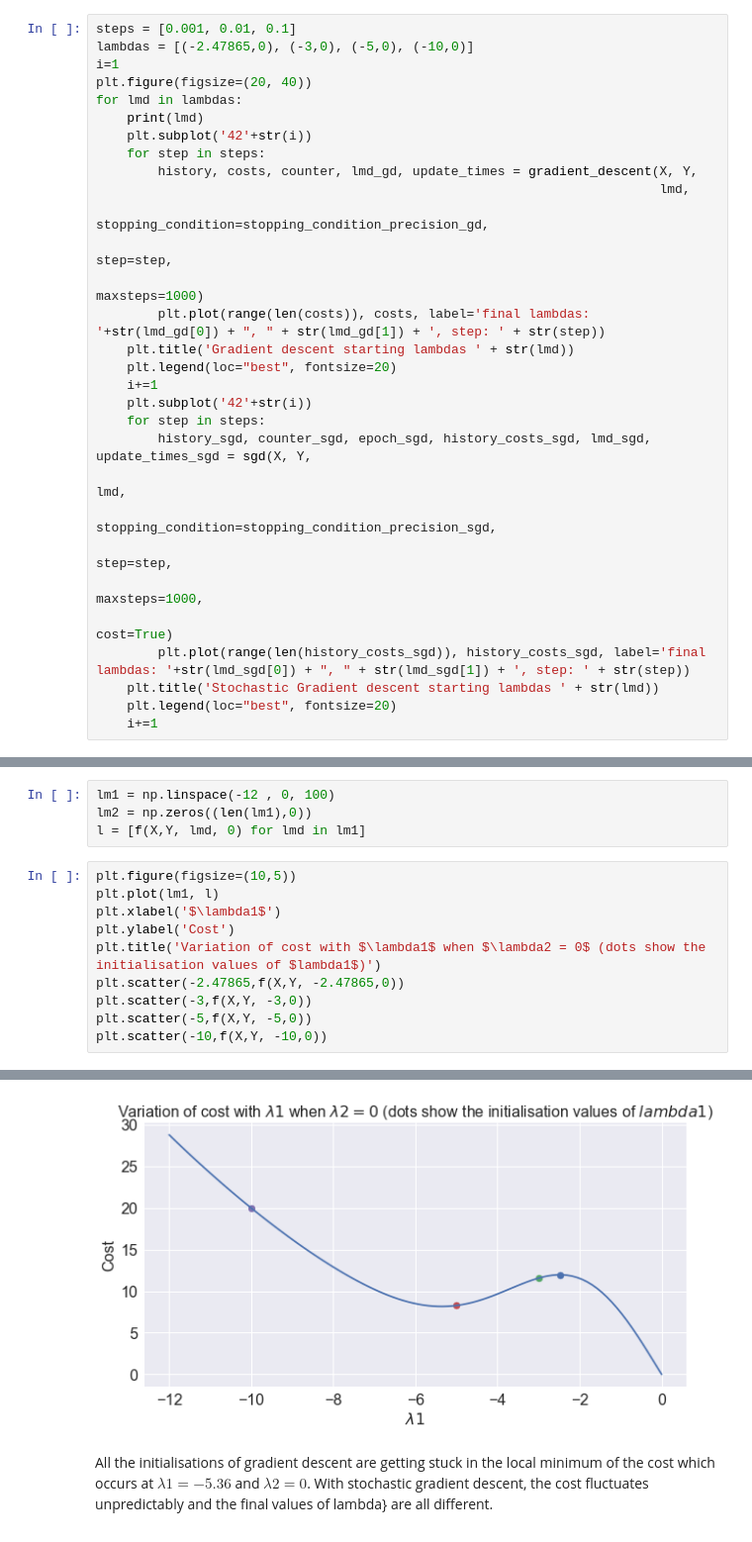
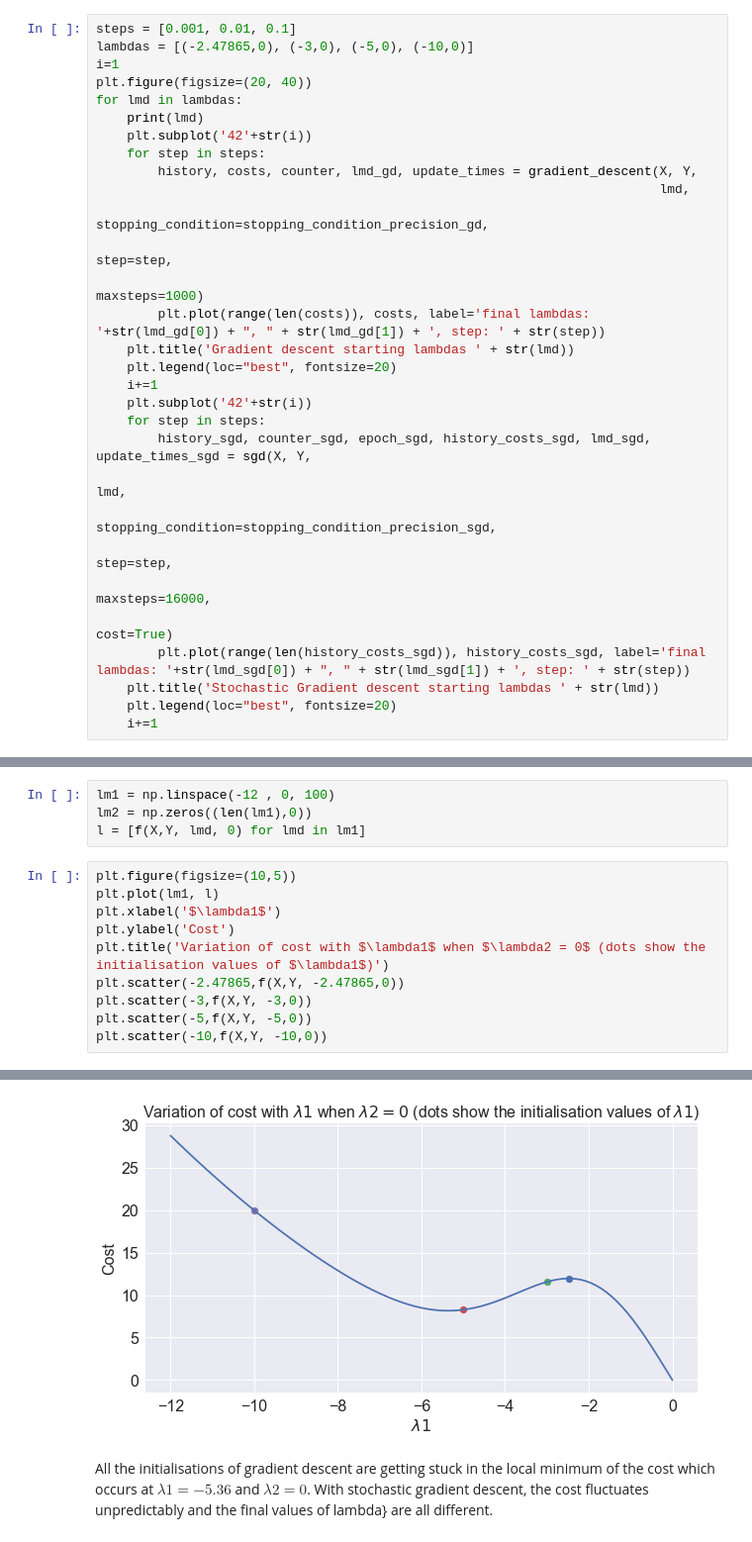
Before and after one commit to nikhilaravi/am207, a Jupyter notebook: AM207_HW4.ipynb, the cells around one changed output, grey strips where cells are left out. Shown at 99% size. Drawn from its saved outputs; the diff is of its cells as text.

```diff
--- a/AM207_HW4.ipynb
+++ b/AM207_HW4.ipynb
@@ -270,7 +270,7 @@ for lmd in lambdas:
                                                                                 lmd,
                                                                                 stopping_condition=stopping_condition_precision_sgd,
                                                                                 step=step,
-                                                                                maxsteps=1000,
+                                                                                maxsteps=16000,
                                                                                 cost=True)
         plt.plot(range(len(history_costs_sgd)), history_costs_sgd, label='final lambdas: '+str(lmd_sgd[0]) + ", " + str(lmd_sgd[1]) + ', step: ' + str(step))
     plt.title('Stochastic Gradient descent starting lambdas ' + str(lmd))
@@ -308,16 +309,16 @@ l = [f(X,Y, lmd, 0) for lmd in lm1]
 # %%
 plt.figure(figsize=(10,5))
 plt.plot(lm1, l)
 plt.xlabel('$\lambda1$')
 plt.ylabel('Cost')
-plt.title('Variation of cost with $\lambda1$ when $\lambda2 = 0$ (dots show the initialisation values of $lambda1$)')
+plt.title('Variation of cost with $\lambda1$ when $\lambda2 = 0$ (dots show the initialisation values of $\lambda1$)')
 plt.scatter(-2.47865,f(X,Y, -2.47865,0))
 plt.scatter(-3,f(X,Y, -3,0))
 plt.scatter(-5,f(X,Y, -5,0))
 plt.scatter(-10,f(X,Y, -10,0))
 # %% [output]
 <matplotlib.collections.PathCollection at 0x...>
-[figure, old version]
+[figure, new version]
 # %% [markdown]
 All the initialisations of gradient descent are getting stuck in the local minimum of the cost which occurs at $\lambda1 = -5.36$ and $\lambda2 = 0$. With stochastic gradient descent, the cost fluctuates unpredictably and the final values of lambda} are all different.
 # %% [markdown]
```
Also changed, not shown: parts of 6 cells of this notebook, 13 other files.
